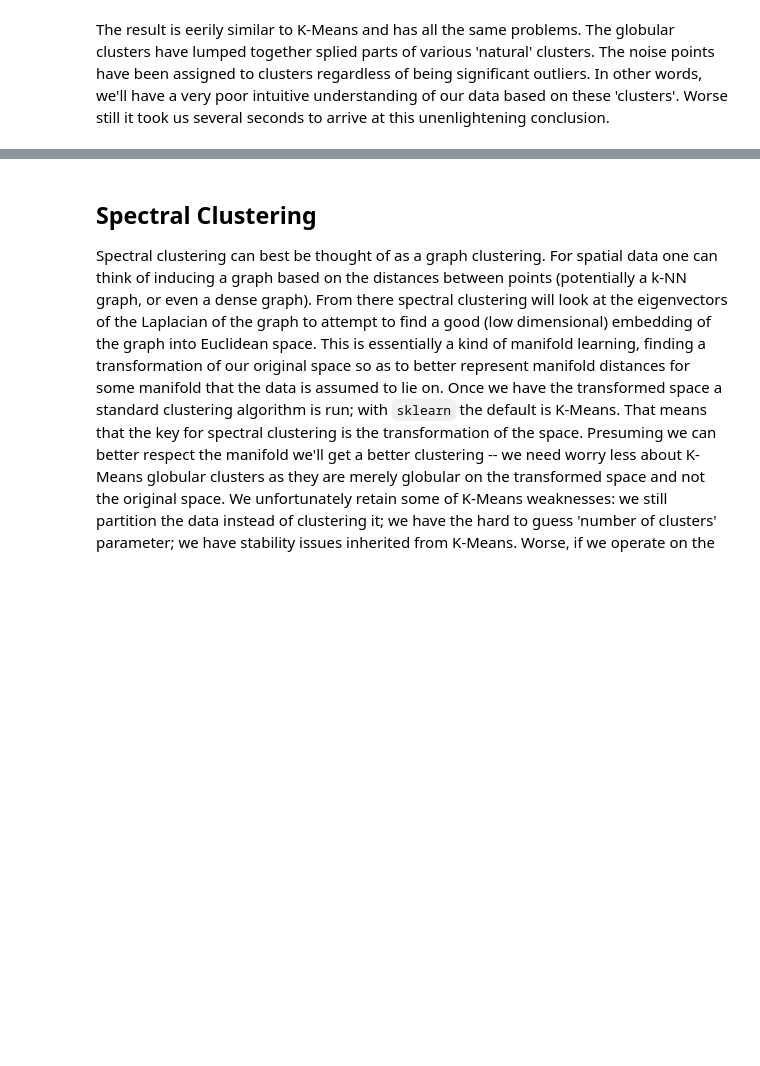
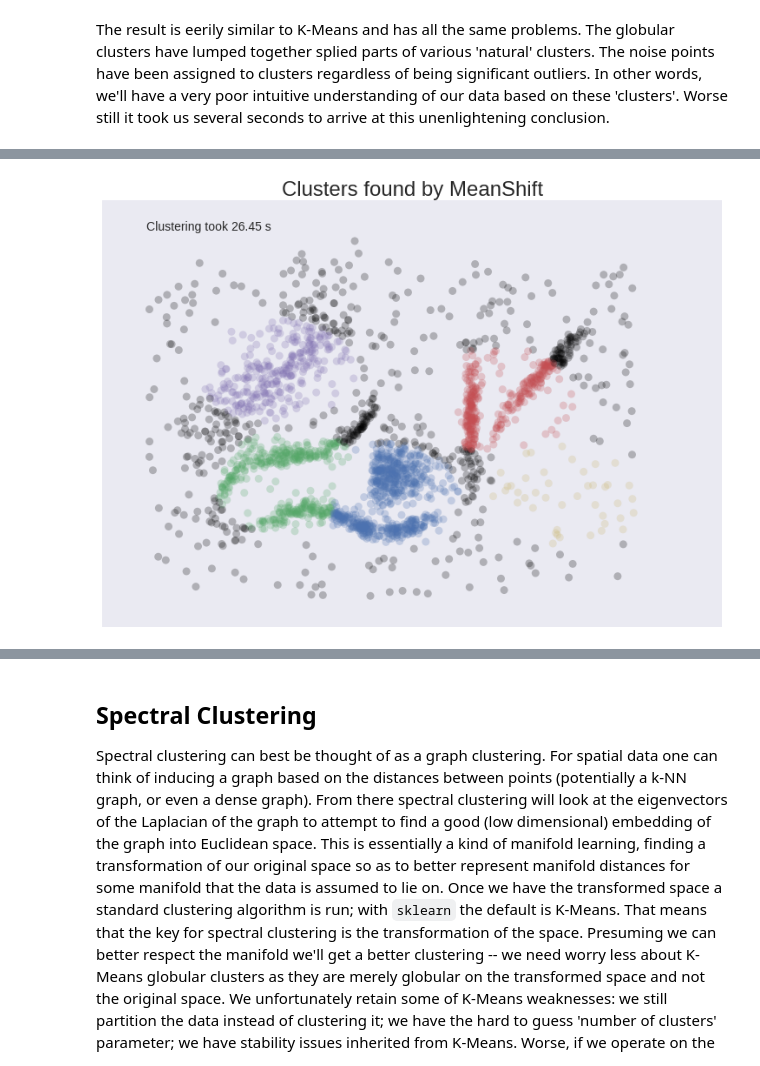
Before and after one commit to scikit-learn-contrib/hdbscan, a Jupyter notebook: notebooks/Comparing Clustering Algorithms.ipynb, the cells around one changed output, grey strips where cells are left out. Cells and saved outputs as stored; diff of their text form; code cells hidden in the pictures; blank space fills up the shorter version.

Commit message:
Add Mean Shift to the clustering comparison

```diff
--- a/notebooks/Comparing Clustering Algorithms.ipynb
+++ b/notebooks/Comparing Clustering Algorithms.ipynb
@@ -108,0 +122,4 @@ The result is eerily similar to K-Means and has all the same problems. The globu
+# %%
+plot_clusters(data, cluster.MeanShift, (0.175,), {'cluster_all':False})
+# %% [output]
+[figure, added]
```
Also changed, not shown: parts of 3 cells of this notebook.
